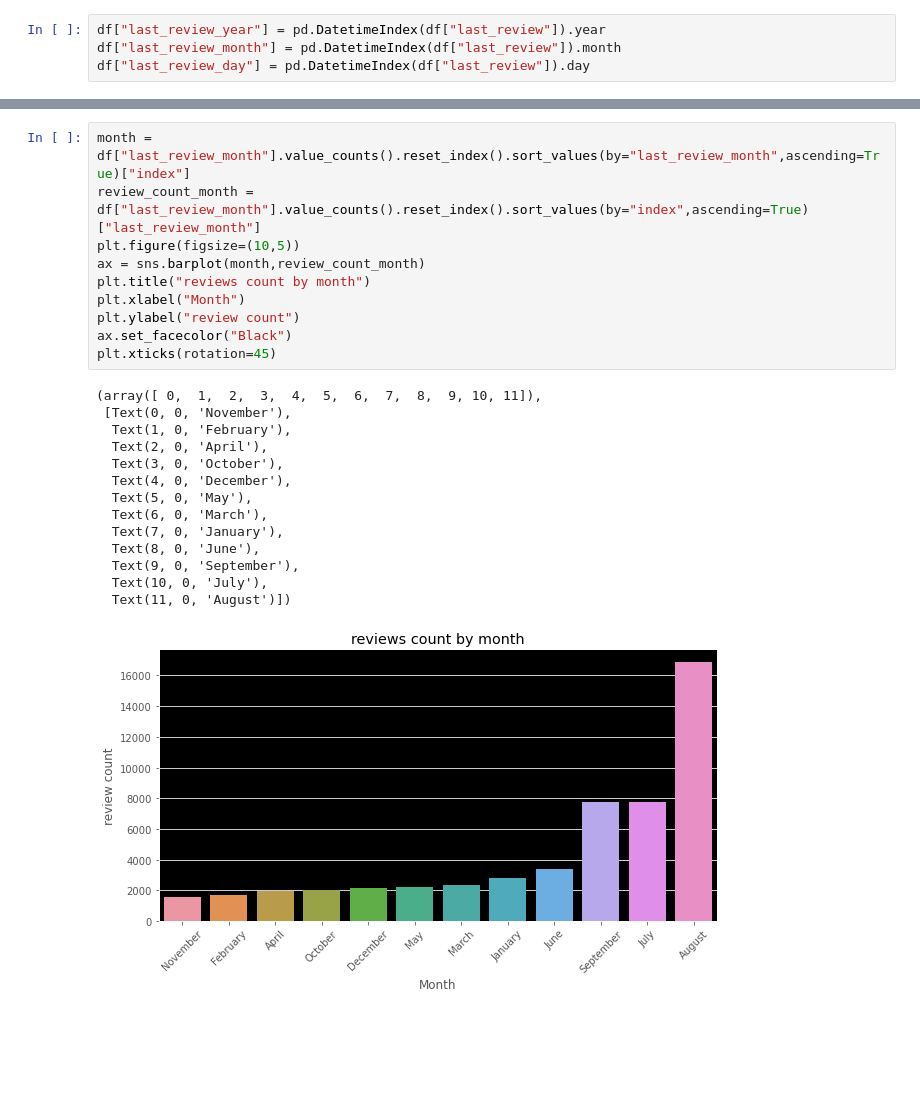
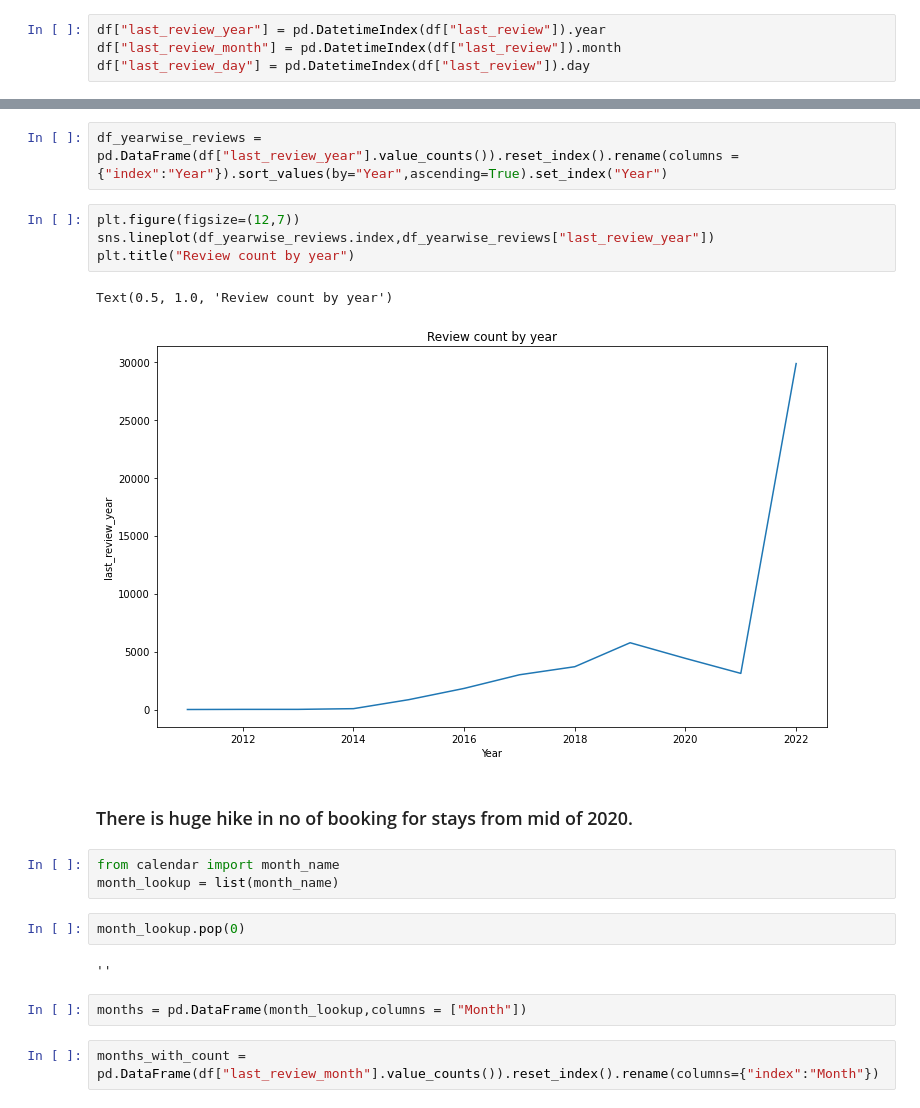
Before and after one commit to Kiran281197/Airbnb_Analysis, a Jupyter notebook: Data Analysis.ipynb, the cells around one changed output, grey strips where cells are left out. Cells and saved outputs as stored; diff of their text form; blank space fills up the shorter version.

```diff
--- a/Data Analysis.ipynb
+++ b/Data Analysis.ipynb
@@ -218,25 +131,22 @@ ax.set_facecolor("Black")
-# %%
-month = df["last_review_month"].value_counts().reset_index().sort_values(by="last_review_month",ascending=True)["index"]
-review_count_month = df["last_review_month"].value_counts().reset_index().sort_values(by="index",ascending=True)["last_review_month"]
-plt.figure(figsize=(10,5))
-ax = sns.barplot(month,review_count_month)
-plt.title("reviews count by month")
-plt.xlabel("Month")
-plt.ylabel("review count")
-ax.set_facecolor("Black")
-plt.xticks(rotation=45)
-# %% [output]
-(array([ 0,  1,  2,  3,  4,  5,  6,  7,  8,  9, 10, 11]),
- [Text(0, 0, 'November'),
-  Text(1, 0, 'February'),
-  Text(2, 0, 'April'),
-  Text(3, 0, 'October'),
-  Text(4, 0, 'December'),
-  Text(5, 0, 'May'),
-  Text(6, 0, 'March'),
-  Text(7, 0, 'January'),
-  Text(8, 0, 'June'),
-  Text(9, 0, 'September'),
-  Text(10, 0, 'July'),
-  Text(11, 0, 'August')])
-[figure, removed]
+# %%
+df_yearwise_reviews = pd.DataFrame(df["last_review_year"].value_counts()).reset_index().rename(columns = {"index":"Year"}).sort_values(by="Year",ascending=True).set_index("Year")
+# %%
+plt.figure(figsize=(12,7))
+sns.lineplot(df_yearwise_reviews.index,df_yearwise_reviews["last_review_year"])
+plt.title("Review count by year")
+# %% [output]
+Text(0.5, 1.0, 'Review count by year')
+[figure, added]
+# %% [markdown]
+### There is huge hike in no of booking for stays from mid of 2020.
+# %%
+from calendar import month_name
+month_lookup = list(month_name)
+# %%
+month_lookup.pop(0)
+# %% [output]
+''
+# %%
+months = pd.DataFrame(month_lookup,columns = ["Month"])
+# %%
+months_with_count = pd.DataFrame(df["last_review_month"].value_counts()).reset_index().rename(columns={"index":"Month"})
```
Also changed, not shown: parts of 53 cells of this notebook.
